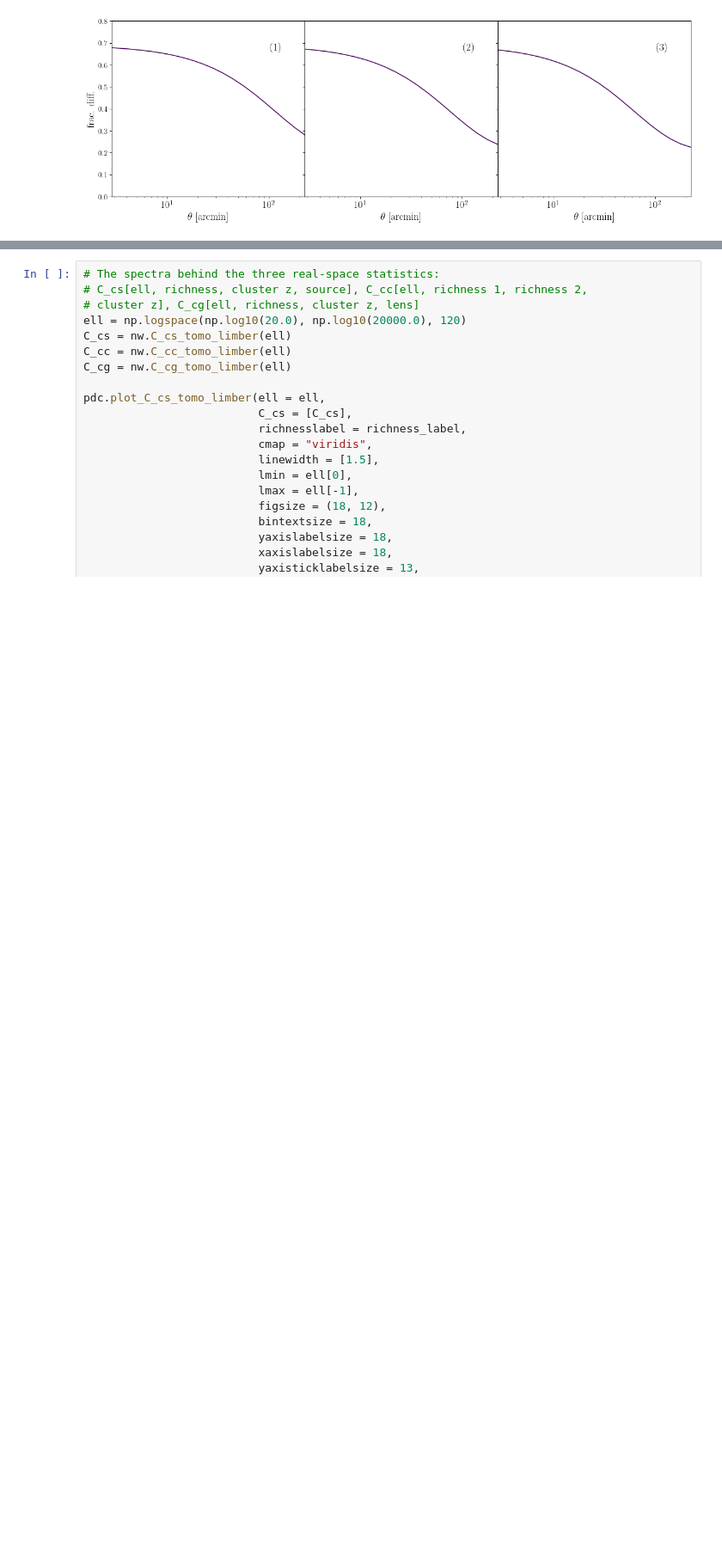
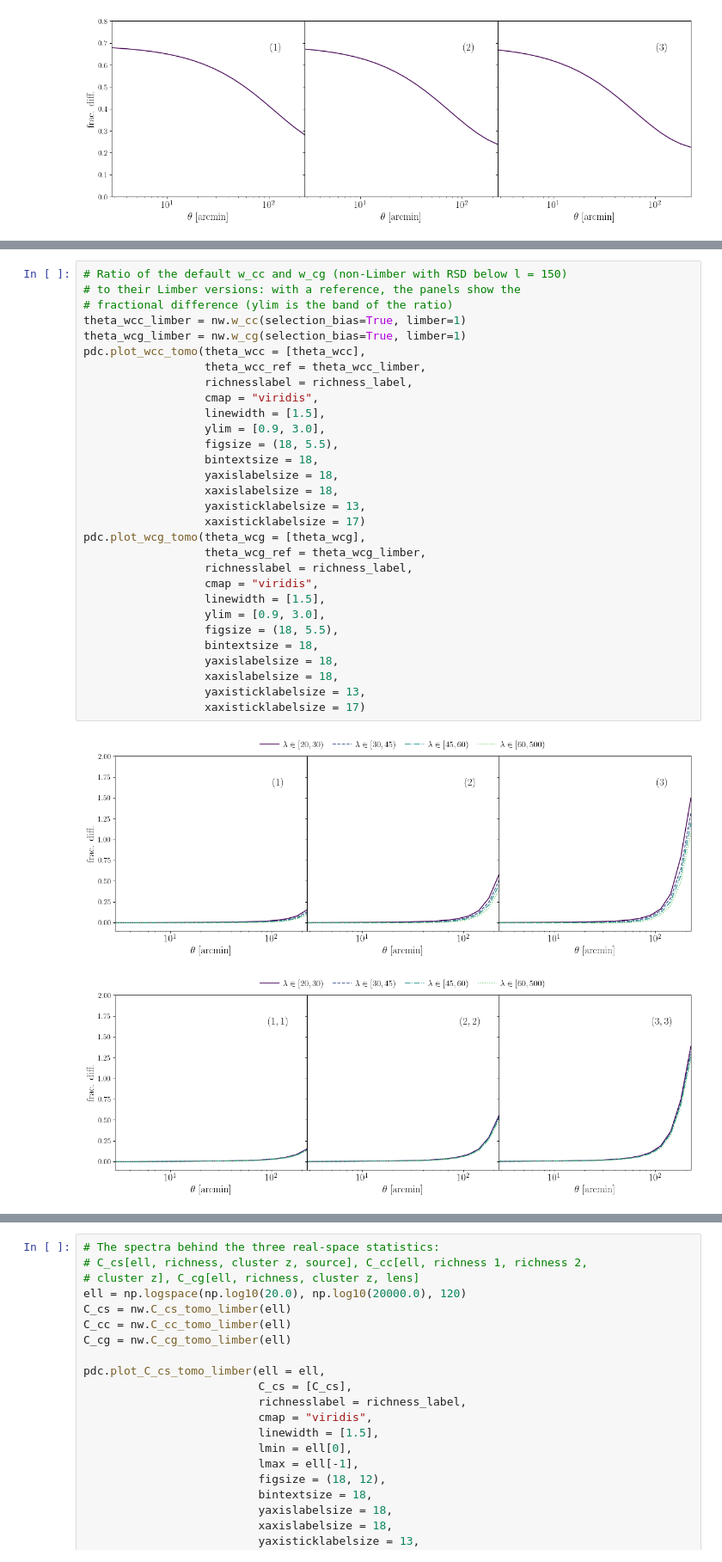
Before and after one commit to CosmoLike/cocoa_des_cluster, a Jupyter notebook: EXAMPLE_EVALUATE1.ipynb, the cells around one changed output, grey strips where cells are left out. Shown at 86% size. Cells and saved outputs as stored; diff of their text form; blank space fills up the shorter version.

```diff
--- a/EXAMPLE_EVALUATE1.ipynb
+++ b/EXAMPLE_EVALUATE1.ipynb
@@ -629,3 +639,36 @@ pdc.plot_wcg_tomo(theta_wcg = [theta_wcg],
+# %%
+# Ratio of the default w_cc and w_cg (non-Limber with RSD below l = 150)
+# to their Limber versions: with a reference, the panels show the
+# fractional difference (ylim is the band of the ratio)
+theta_wcc_limber = nw.w_cc(selection_bias=True, limber=1)
+theta_wcg_limber = nw.w_cg(selection_bias=True, limber=1)
+pdc.plot_wcc_tomo(theta_wcc = [theta_wcc],
+                  theta_wcc_ref = theta_wcc_limber,
+                  richnesslabel = richness_label,
+                  cmap = "viridis",
+                  linewidth = [1.5],
+                  ylim = [0.9, 3.0],
+                  figsize = (18, 5.5),
+                  bintextsize = 18,
+                  yaxislabelsize = 18,
+                  xaxislabelsize = 18,
+                  yaxisticklabelsize = 13,
+                  xaxisticklabelsize = 17)
+pdc.plot_wcg_tomo(theta_wcg = [theta_wcg],
+                  theta_wcg_ref = theta_wcg_limber,
+                  richnesslabel = richness_label,
+                  cmap = "viridis",
+                  linewidth = [1.5],
+                  ylim = [0.9, 3.0],
+                  figsize = (18, 5.5),
+                  bintextsize = 18,
+                  yaxislabelsize = 18,
+                  xaxislabelsize = 18,
+                  yaxisticklabelsize = 13,
+                  xaxisticklabelsize = 17)
+# %% [output]
+[figure, added]
+[figure, added]
 # %% [markdown]
 ## Fourier space: $C_\ell^{cs}$, $C_\ell^{cc}$, $C_\ell^{cg}$ (Limber)
 
```
Also changed, not shown: parts of 10 cells of this notebook, 4 other files.
